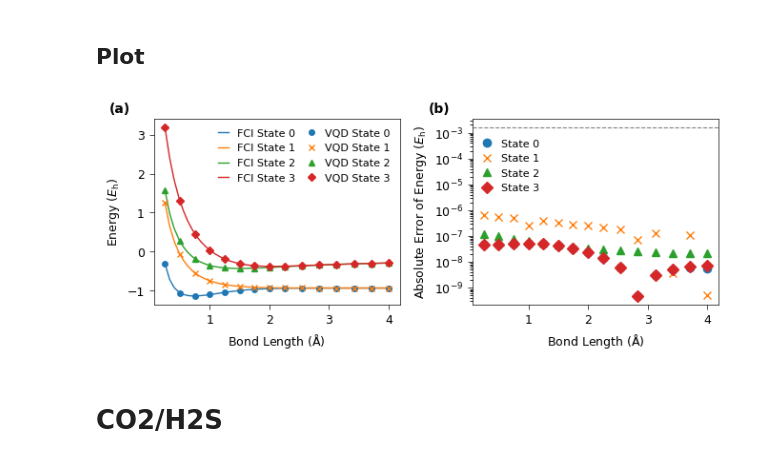
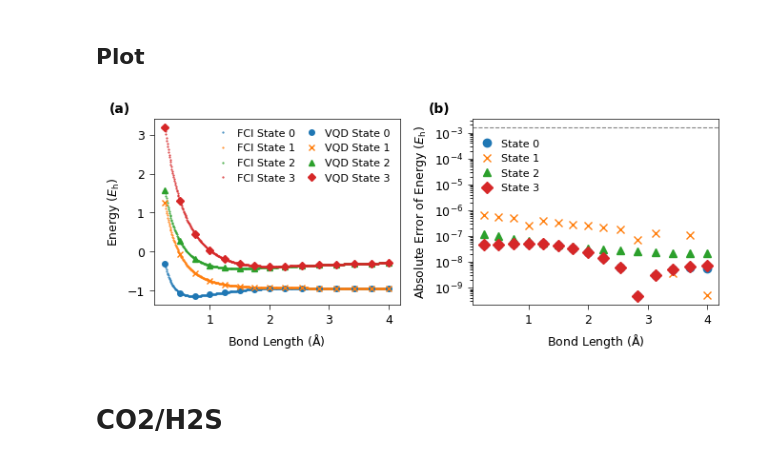
Before and after one commit to sdonglab/QumVQD, a Jupyter notebook: notebooks/Manuscript_Plotting.ipynb, the cells around one changed output. Cells and saved outputs as stored; diff of their text form; code cells hidden in the pictures.

```diff
--- a/notebooks/Manuscript_Plotting.ipynb
+++ b/notebooks/Manuscript_Plotting.ipynb
@@ -94,7 +92,7 @@ distances_h2 = np.concatenate((np.linspace(0.25, 2.0, 8),
                                      np.linspace(2.25, 4.0, 7)))
 fci_values_h2 = np.array([compute_fci_states_h2(R, max_level) for R in distances_h2])
 # %%
-distances_dense_h2 = np.linspace(min(distances_h2), max(distances_h2), 50)
+distances_dense_h2 = np.linspace(min(distances_h2), max(distances_h2), 500)
 fci_values_dense_h2 = np.array([compute_fci_states_h2(R, 4)
                              for R in distances_dense_h2])
 # %%
@@ -109,7 +107,7 @@ fig, (ax1, ax2) = plt.subplots(1, 2, figsize=FIGURESIZE)
 # --- Panel (a): PES ---
 for i in range(4):
     ax1.plot(distances_dense_h2, fci_values_dense_h2[:, i],
-             label=f'FCI State {i}', linestyle='-', color=f'C{i}')
+             label=f'FCI State {i}', linestyle='', markersize=0.5, marker='o', color=f'C{i}')
 for i in range(4):
     ax1.plot(distances_h2, vqd_values_h2[:, i],
              label=f'VQD State {i}', marker=markers[i],
@@ -126,34 +124,34 @@ ax1.text(-0.18, 1.02, '(a)', transform=ax1.transAxes,
 # --- Panel (b): Error ---
 for i in range(4):
     xs = [distances_h2[j] for j, en in enumerate(vqd_values_h2) if i < len(en)]
     ys = [abs(en[i] - fci_values_h2[j][i])
           for j, en in enumerate(vqd_values_h2) if i < len(en)]
     ax2.plot(xs, ys, marker=markers[i], linestyle='',
              markersize=markersize, color=colors[i], label=f'State {i}')
 
 
 # error = np.abs(vqd_values - fci_values)
 # colors = [f'C{i}' for i in range(4)]
 
 # for i in range(fci_values.shape[1]):
 #     ax2.plot(distances_plotting, error[:, i], marker=markers[i],
 #              markersize=5, linestyle='', color=colors[i],
 #              label=f'State {i}')
 
 ax2.axhline(y=1.6e-3, color='grey', linestyle='--', linewidth=0.8)
 ax2.set_yscale('log')
 ax2.set_xlabel(r'Bond Length ($\mathrm{\AA}$)', fontsize=fontsize)
 ax2.set_ylabel(r'Absolute Error of Energy ($E_\text{h}$)', fontsize=fontsize)
 ax2.tick_params(axis='both', labelsize=fontsize)
 ax2.legend(fontsize=fontsize - 1, frameon=False, handlelength=1.0, loc='upper left', bbox_to_anchor=(0.0, .945))
 ax2.text(-0.18, 1.02, '(b)', transform=ax2.transAxes,
          fontsize=fontsize + 1, fontweight='bold', va='bottom', ha='left')
 
 fig.tight_layout()
 fig.savefig(f'Plots/H2_PES_and_Error{FILETYPE}', dpi=900, bbox_inches='tight')
 plt.show()
 # %% [output]
-[figure, old version]
+[figure, new version]
 # %% [markdown]
 # CO2/H2S
 # %% [markdown]
```
Also changed, not shown: parts of 8 cells of this notebook.
